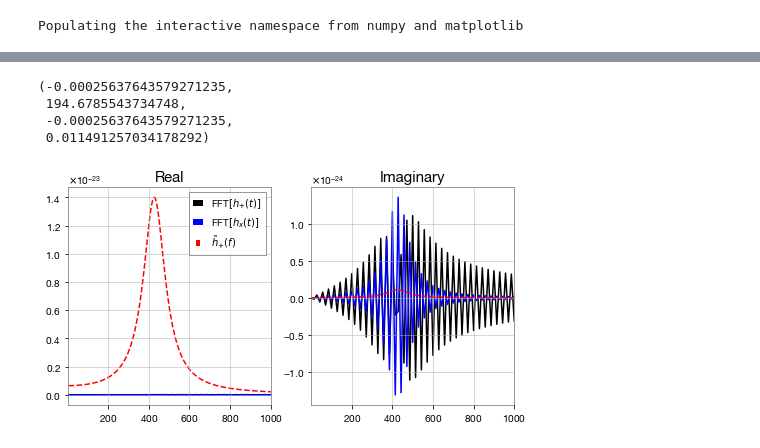
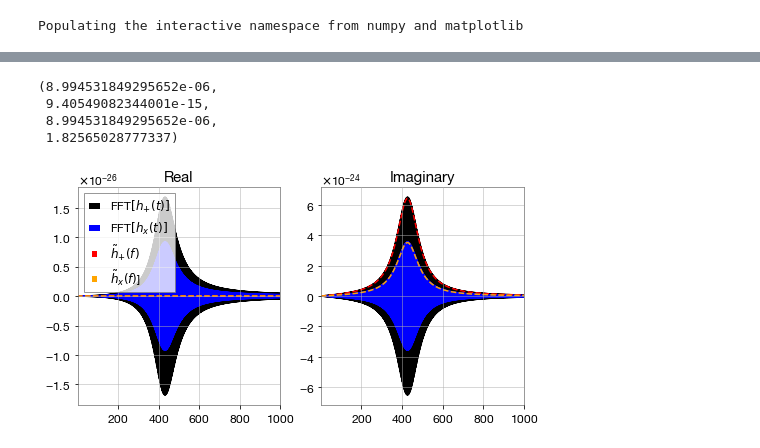
Before and after one commit to carlrodriguez/Hubble-Hootenanny, a Jupyter notebook: ringdown_testing.ipynb, the cells around one changed output, grey strips where cells are left out. Cells and saved outputs as stored; diff of their text form; code cells hidden in the pictures.

```diff
--- a/ringdown_testing.ipynb
+++ b/ringdown_testing.ipynb
@@ -84,9 +84,9 @@ ax2.plot(times,-hx)
 reload(wf)
 
 mf, af, dist, mfrac = 40, 0.69, 400, 0.01
-incl = 1.2
+incl = 1.3
 l, m = 2,2
-delta_T, T_max = 1./8192/32, 0.035
+delta_T, T_max = 1./8192/64, 0.5
 
 find_phi_hp = lambda phi: wf.hp_hx_ringdown_time_domain(
     mf, af, mfrac,inclination=incl,dist=dist,phi0=phi,delta_T=delta_T,T_max=T_max,l=l,m=m)[0][0]
@@ -101,9 +101,6 @@ reload(wf)
 subplots(1,2,figsize=(8,4))
 ax1 = subplot(121)
 ax2 = subplot(122)
-
-azim_p = 0
-azim_x = pi/2
 
 hp,_,times = wf.hp_hx_ringdown_time_domain(
     mf, af, mfrac,inclination=incl,dist=dist,phi0=azim_p,delta_T=delta_T,T_max=T_max,l=l,m=m)
@@ -119,47 +116,47 @@ num_samples = len(times)
 
 delta_T = abs(times[1] - times[0])
 hp_f = fftpack.fft(hp)
 hx_f = fftpack.fft(hx)
 
 freqs = linspace(0., 1/(2*delta_T),int(num_samples/2))
 ax1.plot(freqs,2/num_samples * (hp_f[:num_samples//2]).real,color='black')
 ax1.plot(freqs,2/num_samples * (hx_f[:num_samples//2]).real,color='blue')
 
 ax2.plot(freqs,2/num_samples * (hp_f[:num_samples//2]).imag,color='black')
 ax2.plot(freqs,2/num_samples * (hx_f[:num_samples//2]).imag,color='blue')
 
-hplus_tilda,_,freqs = wf.hp_hx_ringdown(mf,af,mfrac,incl,dist,phi0=azim_p,l=l,m=m)
-_,hcross_tilda,freqs = wf.hp_hx_ringdown(mf,af,mfrac,incl,dist,phi0=azim_p,l=l,m=m)
+hplus_tilda,_ = wf.hp_hx_ringdown_single_mode(mf,af,mfrac,incl,dist,
+                                                    phi0=azim_p,freqs=freqs,l=l,m=m)
+_,hcross_tilda = wf.hp_hx_ringdown_single_mode(mf,af,mfrac,incl,dist,
+                                                     phi0=azim_x,freqs=freqs,l=l,m=m)
 
-thing=200
+# amp_ratio_p = (max((hplus_tilda).real)/max(2/num_samples * (hp_f[:num_samples//2]).real))
+# amp_ratio_x = (max((hcross_tilda).real)/max(2/num_samples * (hx_f[:num_samples//2]).real))
+ax1.plot(freqs,(hplus_tilda).real,color='r',linestyle='--')
+ax1.plot(freqs,(hcross_tilda).real,color='orange',linestyle='--')
 
-amp_ratio_p = (max((hplus_tilda).real)/max(2/num_samples * (hp_f[:num_samples//2]).real))
-amp_ratio_x = (max((hcross_tilda).real)/max(2/num_samples * (hx_f[:num_samples//2]).real))
-ax1.plot(freqs,(hplus_tilda).real*thing,color='r',linestyle='--')
-# ax1.plot(freqs,(hcross_tilda).real*thing,color='orange',linestyle='--')
-
-amp_ratio_p = (max((hplus_tilda).imag)/max(2/num_samples * (hp_f[:num_samples//2]).imag))
-amp_ratio_x = (max((hcross_tilda).imag)/max(2/num_samples * (hx_f[:num_samples//2]).imag))
-ax2.plot(freqs,(hplus_tilda).imag*thing,color='r',linestyle='--')
-# ax2.plot(freqs,(hcross_tilda).imag*thing,color='orange',linestyle='--')
+# amp_ratio_p = (max((hplus_tilda).imag)/max(2/num_samples * (hp_f[:num_samples//2]).imag))
+# amp_ratio_x = (max((hcross_tilda).imag)/max(2/num_samples * (hx_f[:num_samples//2]).imag))
+ax2.plot(freqs,(hplus_tilda).imag,color='r',linestyle='--')
+ax2.plot(freqs,(hcross_tilda).imag,color='orange',linestyle='--')
 
 ax1.set_xlim(1,1000)
 ax2.set_xlim(1,1000)
 
 ax1.legend((r"FFT$[h_{+}(t)]$",r"FFT$[h_x(t)]$",r"$\tilde{h}_{+}(f)$",r"$\tilde{h}_x(f)$]"))
 
 ax1.set_title("Real",fontsize=15)
 ax2.set_title("Imaginary",fontsize=15)
 
 ratio1,ratio2,ratio3,ratio4 = (median(hp_f.real/hp_f.imag),
                                median(hplus_tilda.real/hplus_tilda.imag),
                                median(hp_f.real/hp_f.imag),
                                max(hplus_tilda.imag)/max(hcross_tilda.imag))
 
 ratio1,ratio2,ratio3,ratio4
 # %% [output]
-(-0.00025637643579271235,
- 194.6785543734748,
- -0.00025637643579271235,
- 0.011491257034178292)
+(8.994531849295652e-06,
+ 9.40549082344001e-15,
+ 8.994531849295652e-06,
+ 1.82565028777337)
-[figure, old version]
+[figure, new version]
```
Also changed, not shown: parts of 6 cells of this notebook, 9 other files.
